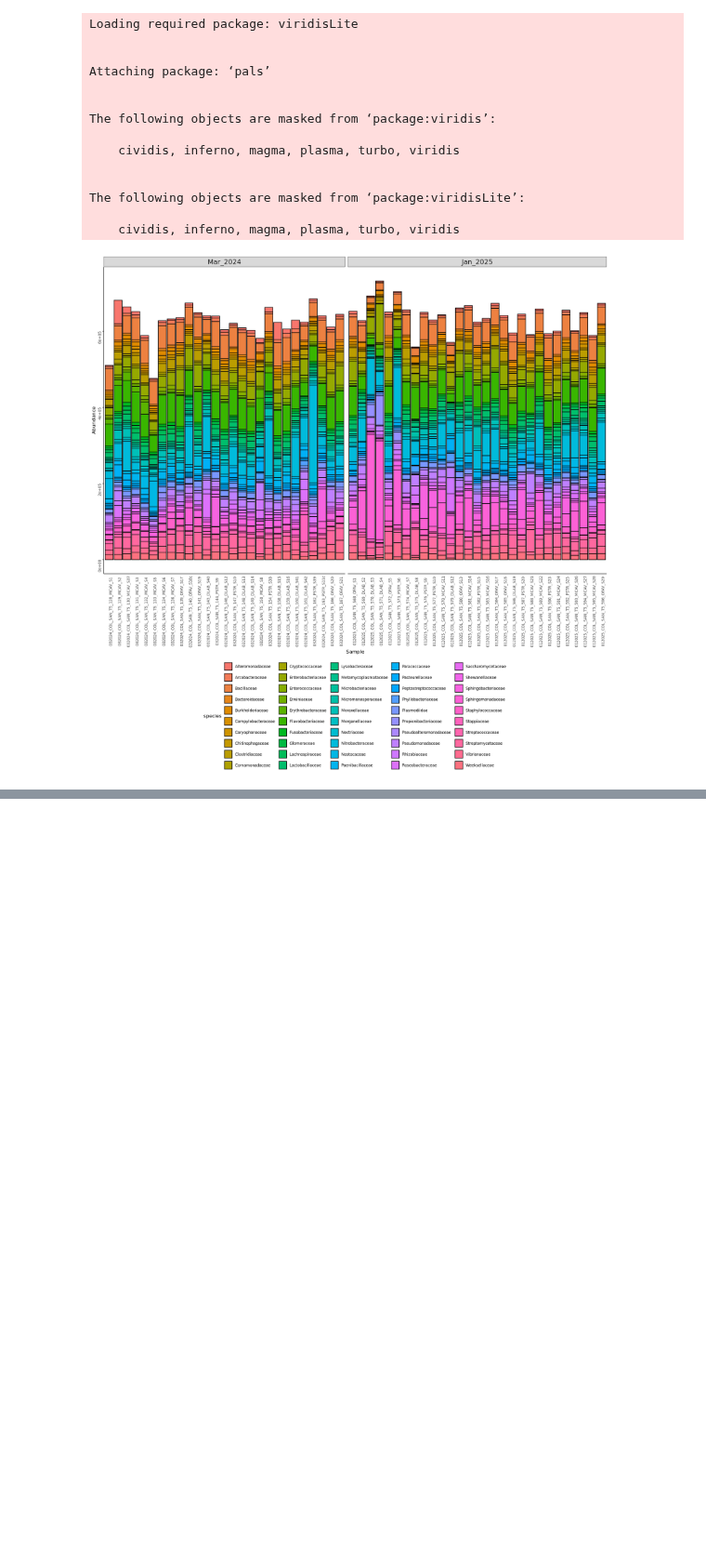
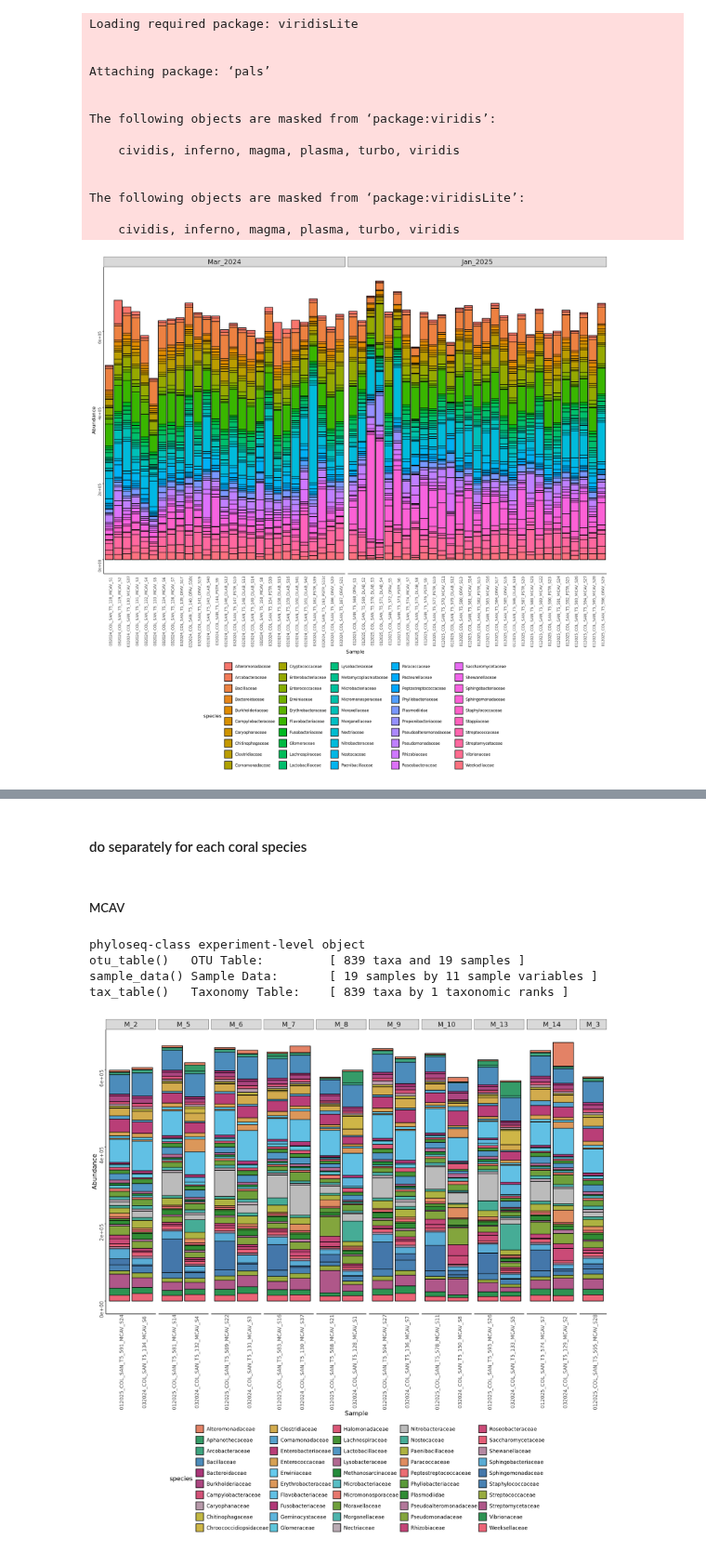
Before and after one commit to nikeaulrich/COL_metagenomics, a Jupyter notebook: COL_phyloseq_family_tax.ipynb, the cells around one changed output, grey strips where cells are left out. Shown at 93% size. Saved outputs shown, nothing was run; the diff lists cells and outputs as text; code cells hidden in the pictures; blank space fills up the shorter version.

```diff
--- a/COL_phyloseq_family_tax.ipynb
+++ b/COL_phyloseq_family_tax.ipynb
@@ -427,0 +441,16 @@ ggsave(filename = "taxonomy_family_50_rel_sp.png", plot = COL_f_all_50_rel_plot_
+# %% [markdown]
+#### do separately for each coral species
+# %% [markdown]
+##### MCAV
+# %%
+#make sure to take from the original phyloseq object, not the pruned to 50 taxa
+COL_mcav <- subset_samples(COL_f_all_clean, Species == "MCAV")
+COL_mcav
+# %% [output]
+phyloseq-class experiment-level object
+otu_table()   OTU Table:         [ 839 taxa and 19 samples ]
+sample_data() Sample Data:       [ 19 samples by 11 sample variables ]
+tax_table()   Taxonomy Table:    [ 839 taxa by 1 taxonomic ranks ]
+# %%
+#now prune
+COL_mcav_50 = prune_taxa(names(sort(taxa_sums(COL_mcav),TRUE)[1:50]), COL_mcav)
@@ -427,0 +461,18 @@ ggsave(filename = "taxonomy_family_50_rel_sp.png", plot = COL_f_all_50_rel_plot_
+# %%
+#taxa plot top 50 families in MCAV
+COL_mcav_plot<-plot_bar(COL_mcav_50,fill='species')+
+facet_grid(~Tag_m, scales="free_x", space="free")+
+geom_bar(aes(fill=species), stat="identity", position="stack", color="black")+
+scale_fill_manual(values = shuffled_colors_50) +
+theme_bw()+
+theme(legend.position="bottom", panel.border = element_blank(),
+          panel.grid.major.x = element_blank(),
+          panel.grid.minor.x = element_blank(),
+          panel.grid.major.y = element_blank(),
+          panel.grid.minor.y = element_blank(),
+          strip.text = element_text(size = 14),
+          axis.ticks.x=element_blank(), axis.line=element_line(color="black"), axis.text=element_text(angle=90),
+          text = element_text(size=13))
+COL_mcav_plot
+# %% [output]
+[figure, added]
```
Also changed, not shown: parts of 25 cells of this notebook, 5 other files.
